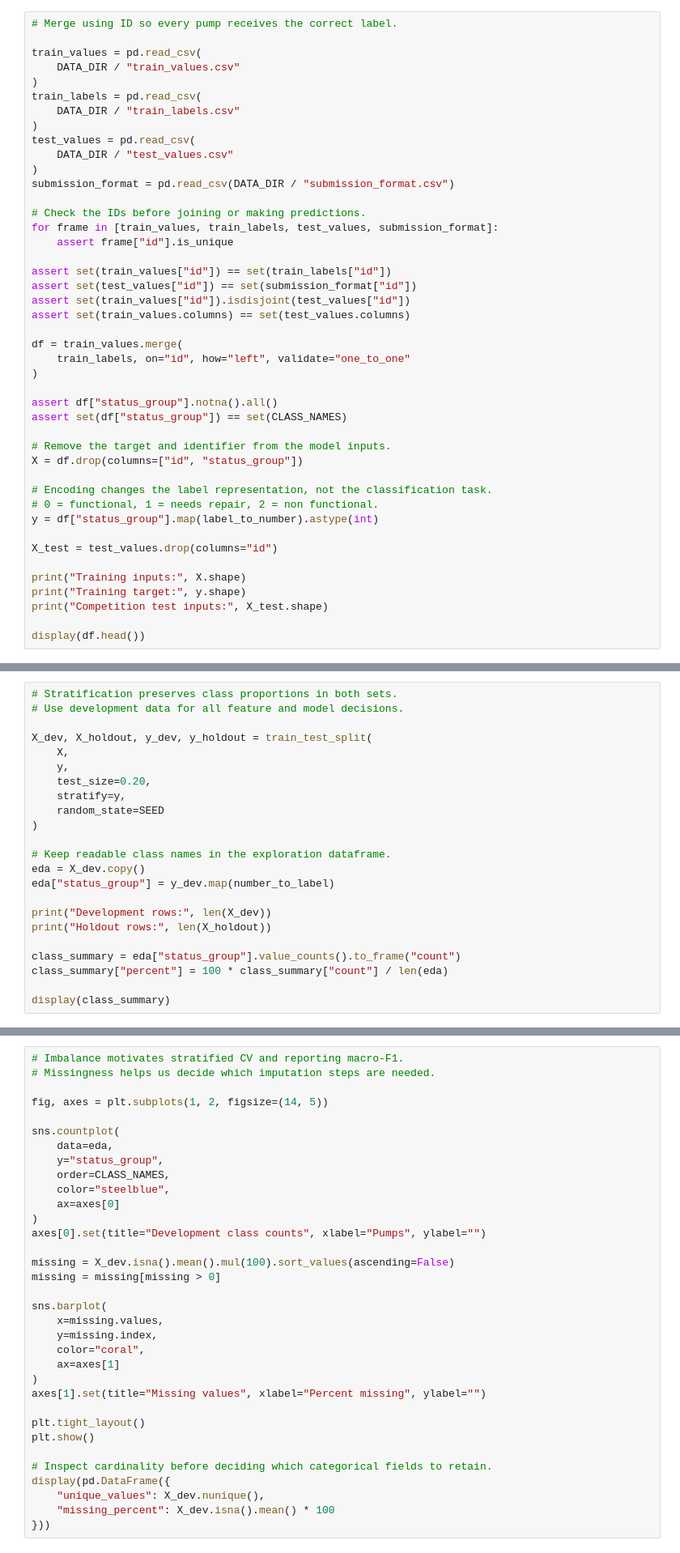
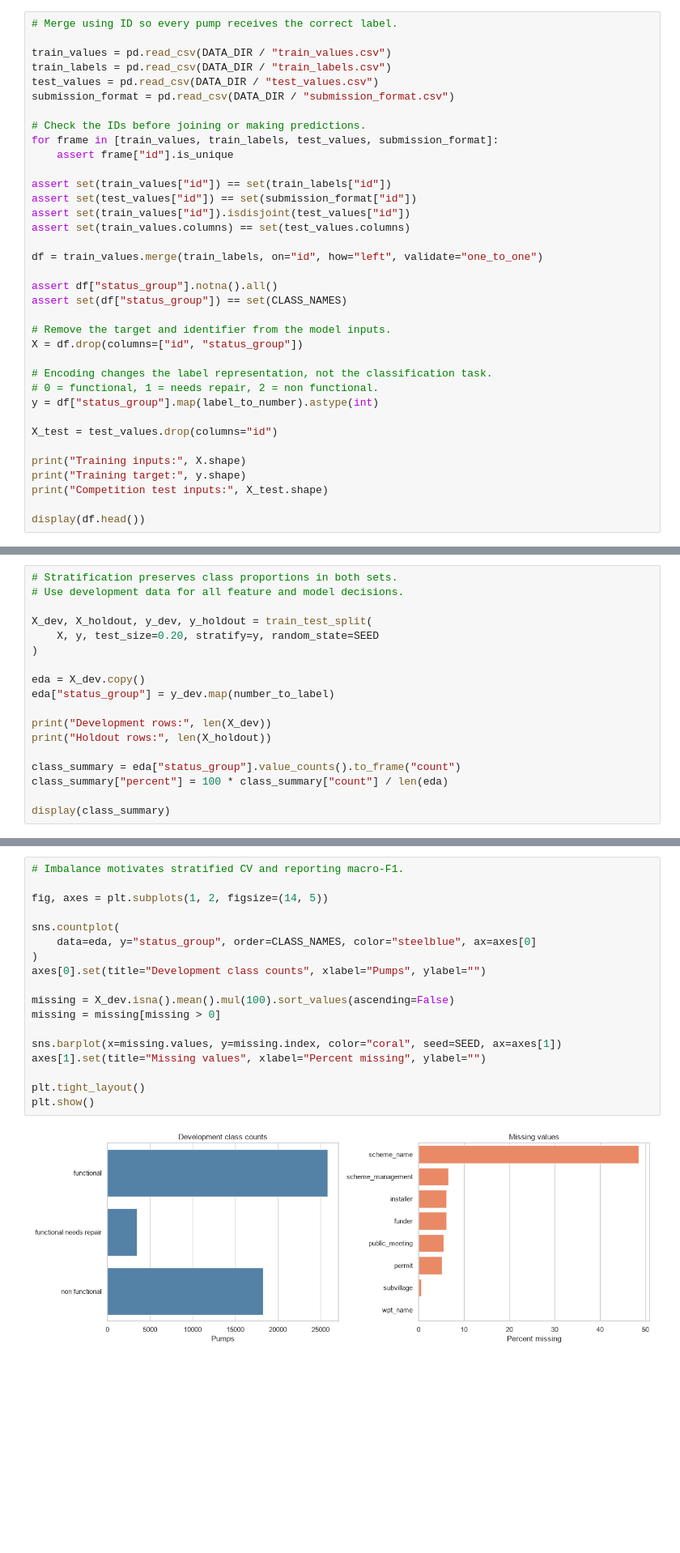
Before and after one commit to Mayedyr/pump-it-up-water-pumps, a Jupyter notebook: notebooks/project.ipynb, the cells around one changed output, grey strips where cells are left out. Shown at 81% size. Saved outputs shown, nothing was run; the diff lists cells and outputs as text; blank space fills up the shorter version.

```diff
--- a/notebooks/project.ipynb
+++ b/notebooks/project.ipynb
@@ -93,15 +104,9 @@ Join labels by `id`. Keep the unlabeled competition test set out of validation.
 # %%
 # Merge using ID so every pump receives the correct label.
 
-train_values = pd.read_csv(
-    DATA_DIR / "train_values.csv"
-)
-train_labels = pd.read_csv(
-    DATA_DIR / "train_labels.csv"
-)
-test_values = pd.read_csv(
-    DATA_DIR / "test_values.csv"
-)
+train_values = pd.read_csv(DATA_DIR / "train_values.csv")
+train_labels = pd.read_csv(DATA_DIR / "train_labels.csv")
+test_values = pd.read_csv(DATA_DIR / "test_values.csv")
 submission_format = pd.read_csv(DATA_DIR / "submission_format.csv")
 
 # Check the IDs before joining or making predictions.
@@ -113,9 +118,7 @@ assert set(test_values["id"]) == set(submission_format["id"])
 assert set(train_values["id"]).isdisjoint(test_values["id"])
 assert set(train_values.columns) == set(test_values.columns)
 
-df = train_values.merge(
-    train_labels, on="id", how="left", validate="one_to_one"
-)
+df = train_values.merge(train_labels, on="id", how="left", validate="one_to_one")
 
 assert df["status_group"].notna().all()
 assert set(df["status_group"]) == set(CLASS_NAMES)
@@ -143,14 +159,9 @@ Make feature and model decisions with the development set. Evaluate on the holdo
 # Use development data for all feature and model decisions.
 
 X_dev, X_holdout, y_dev, y_holdout = train_test_split(
-    X,
-    y,
-    test_size=0.20,
-    stratify=y,
-    random_state=SEED
+    X, y, test_size=0.20, stratify=y, random_state=SEED
 )
 
-# Keep readable class names in the exploration dataframe.
 eda = X_dev.copy()
 eda["status_group"] = y_dev.map(number_to_label)
 
@@ -168,34 +191,20 @@ Add interpretations of class balance, missingness, category patterns, and geogra
 # %%
 # Imbalance motivates stratified CV and reporting macro-F1.
-# Missingness helps us decide which imputation steps are needed.
 
 fig, axes = plt.subplots(1, 2, figsize=(14, 5))
 
 sns.countplot(
-    data=eda,
-    y="status_group",
-    order=CLASS_NAMES,
-    color="steelblue",
-    ax=axes[0]
+    data=eda, y="status_group", order=CLASS_NAMES, color="steelblue", ax=axes[0]
 )
 axes[0].set(title="Development class counts", xlabel="Pumps", ylabel="")
 
 missing = X_dev.isna().mean().mul(100).sort_values(ascending=False)
 missing = missing[missing > 0]
 
-sns.barplot(
-    x=missing.values,
-    y=missing.index,
-    color="coral",
-    ax=axes[1]
-)
+sns.barplot(x=missing.values, y=missing.index, color="coral", seed=SEED, ax=axes[1])
 axes[1].set(title="Missing values", xlabel="Percent missing", ylabel="")
 
 plt.tight_layout()
 plt.show()
-
-# Inspect cardinality before deciding which categorical fields to retain.
-display(pd.DataFrame({
-    "unique_values": X_dev.nunique(),
-    "missing_percent": X_dev.isna().mean() * 100
-}))
+# %% [output]
+[figure, added]
```
Also changed, not shown: parts of 39 cells of this notebook, 3 other files.
